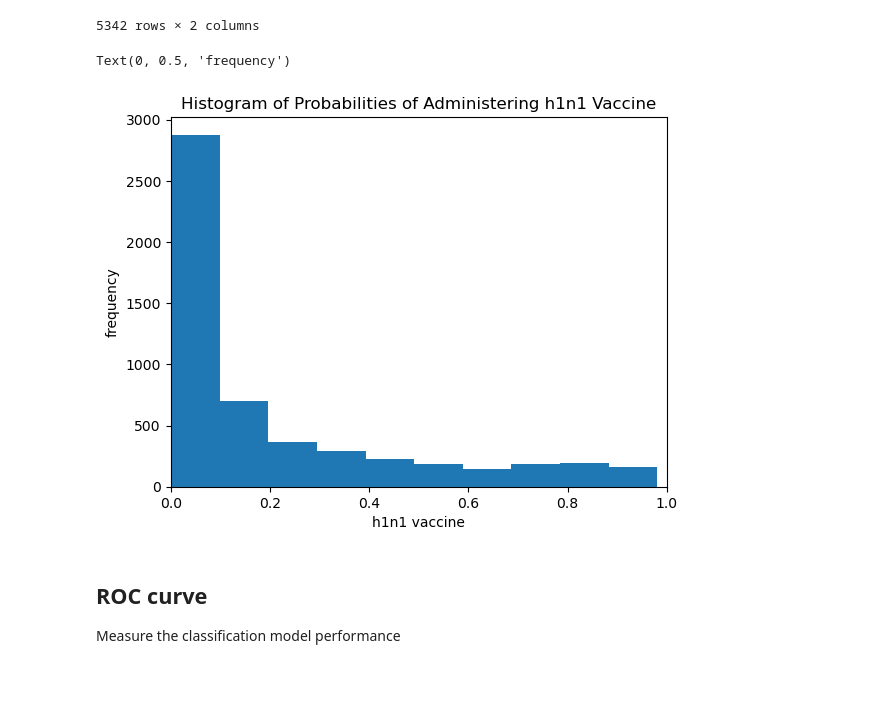
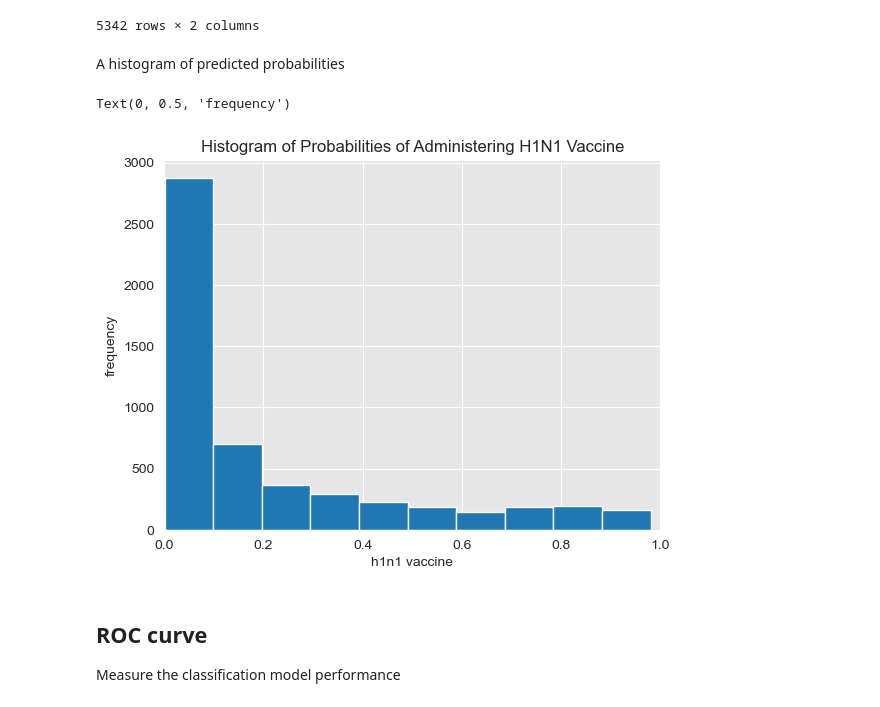
Before and after one commit to AwuorJ/Machine_Learning_Analysis_of_Gaps_in_Africas_Global_Health_Crisis_Response, a Jupyter notebook: workbook.ipynb, the cells around one changed output. Drawn from its saved outputs; the diff is of its cells as text; code cells hidden in the pictures; blank space fills up the shorter version.

```diff
--- a/workbook.ipynb
+++ b/workbook.ipynb
@@ -561,23 +566,27 @@ y_pred_prob_df
 | 5340 | 0.988587 | 0.011413 |
 | 5341 | 0.950622 | 0.049378 |
 5342 rows × 2 columns
+# %% [markdown]
+A histogram of predicted probabilities
 # %%
 # Strore the probabilities of yes vaccine
 y_pred1 = logreg.predict_proba(X_test)[:, 1]
 
 import matplotlib.pyplot as plt
 import seaborn as sns
 
+sns.set_style('darkgrid', {'axes.facecolor': '0.9'})
+
 # Plot a histogram of the predicted probabilities
 plt.hist(y_pred1, bins= 10)
-plt.title('Histogram of Probabilities of Administering h1n1 Vaccine')
+plt.title('Histogram of Probabilities of Administering H1N1 Vaccine')
 plt.xlim(0,1)
 
 plt.xlabel('h1n1 vaccine')
 plt.ylabel('frequency')
 # %% [output]
 Text(0, 0.5, 'frequency')
-[figure, old version]
+[figure, new version]
 # %% [markdown]
 ## ROC curve
 
```
Also changed, not shown: parts of 26 cells of this notebook.
